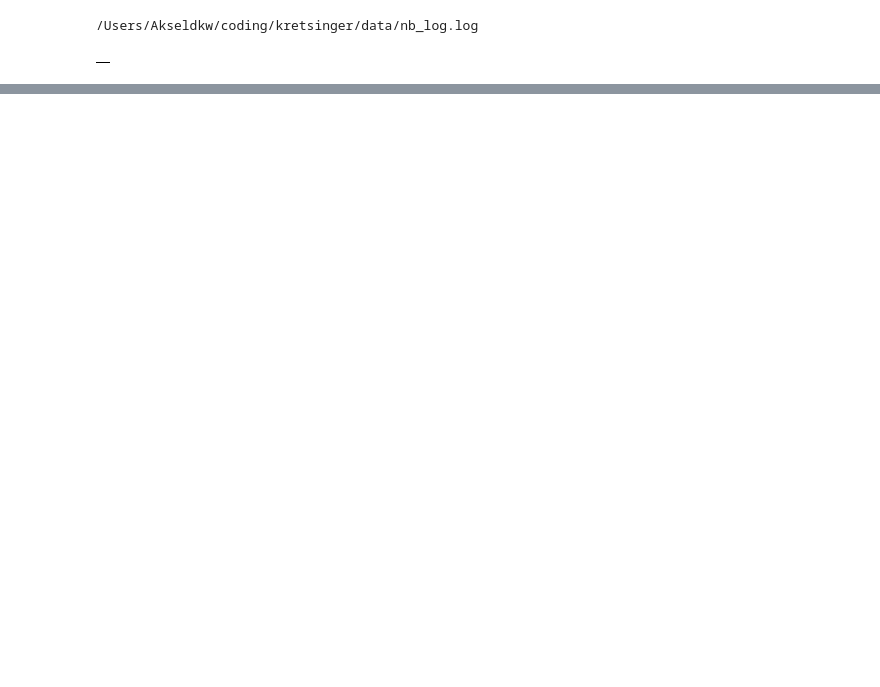
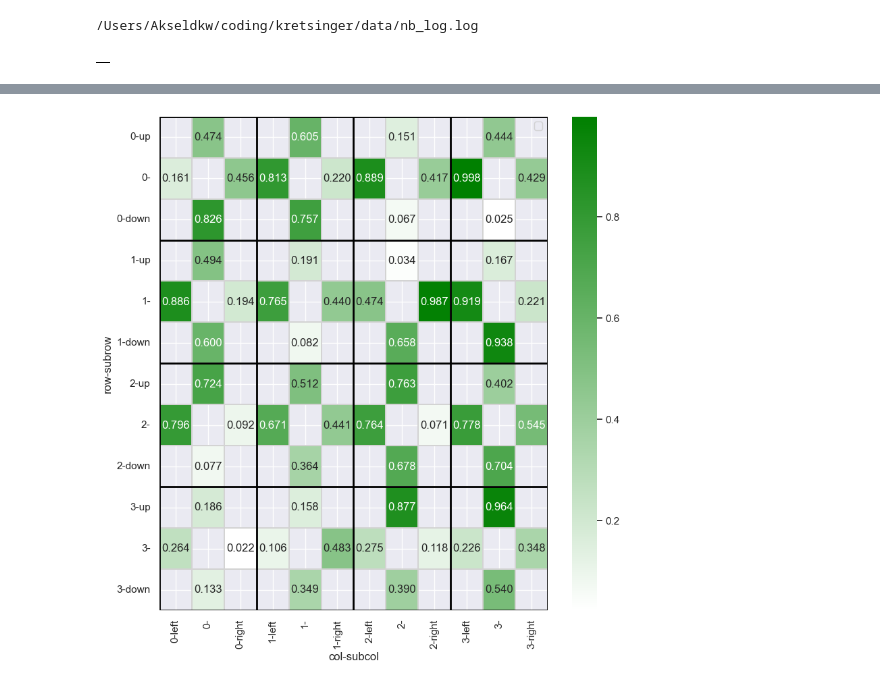
Before and after one commit to akseldkw07/kretsinger, a Jupyter notebook: TEMPLATETEMPLATE.ipynb, the cells around one changed output, grey strips where cells are left out. Cells and saved outputs as stored; diff of their text form; code cells hidden in the pictures; blank space fills up the shorter version.

```diff
--- a/TEMPLATETEMPLATE.ipynb
+++ b/TEMPLATETEMPLATE.ipynb
@@ -33,0 +73,4 @@ uks_display.q_to_expanded_grid(Q)
+# %%
+fig
+# %% [output]
+[figure, added]
```
Also changed, not shown: parts of 9 cells of this notebook, 20 other files.
